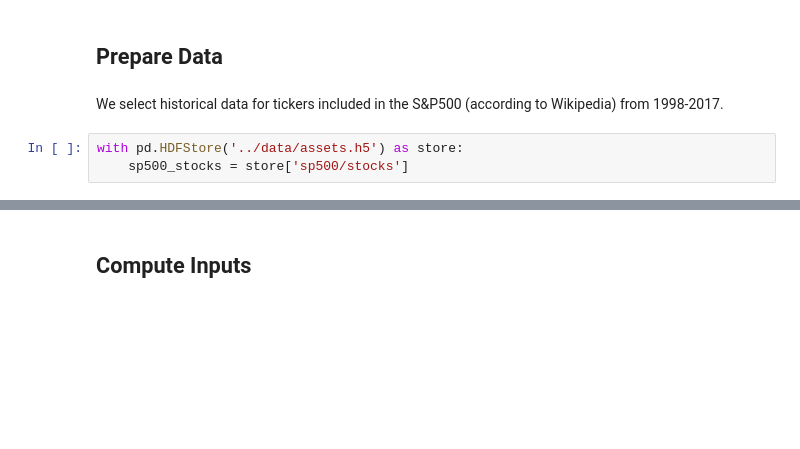
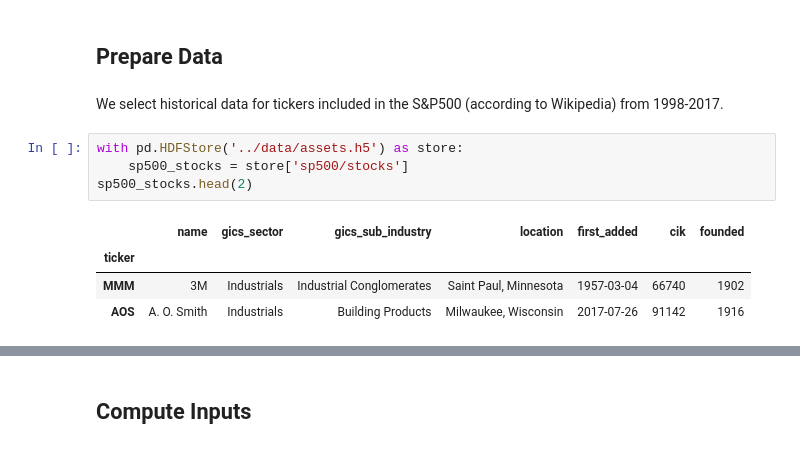
Before and after one commit to linuohn/Machine-Learning-for-Algorithmic-Trading-Second-Edition, a Jupyter notebook: 05_strategy_evaluation/04_mean_variance_optimization.ipynb, the cells around one changed output, grey strips where cells are left out. Drawn from its saved outputs; the diff is of its cells as text; blank space fills up the shorter version.

```diff
--- a/05_strategy_evaluation/04_mean_variance_optimization.ipynb
+++ b/05_strategy_evaluation/04_mean_variance_optimization.ipynb
@@ -47,3 +47,9 @@ We select historical data for tickers included in the S&P500 (according to Wikip
 # %%
 with pd.HDFStore('../data/assets.h5') as store:
     sp500_stocks = store['sp500/stocks']
+sp500_stocks.head(2)
+# %% [output]
+|  | name | gics_sector | gics_sub_industry | location | first_added | cik | founded |
+| ticker |  |  |  |  |  |  |  |
+| MMM | 3M | Industrials | Industrial Conglomerates | Saint Paul, Minnesota | 1957-03-04 | 66740 | 1902 |
+| AOS | A. O. Smith | Industrials | Building Products | Milwaukee, Wisconsin | 2017-07-26 | 91142 | 1916 |
```
Also changed, not shown: parts of 27 cells of this notebook, 7 other files.
